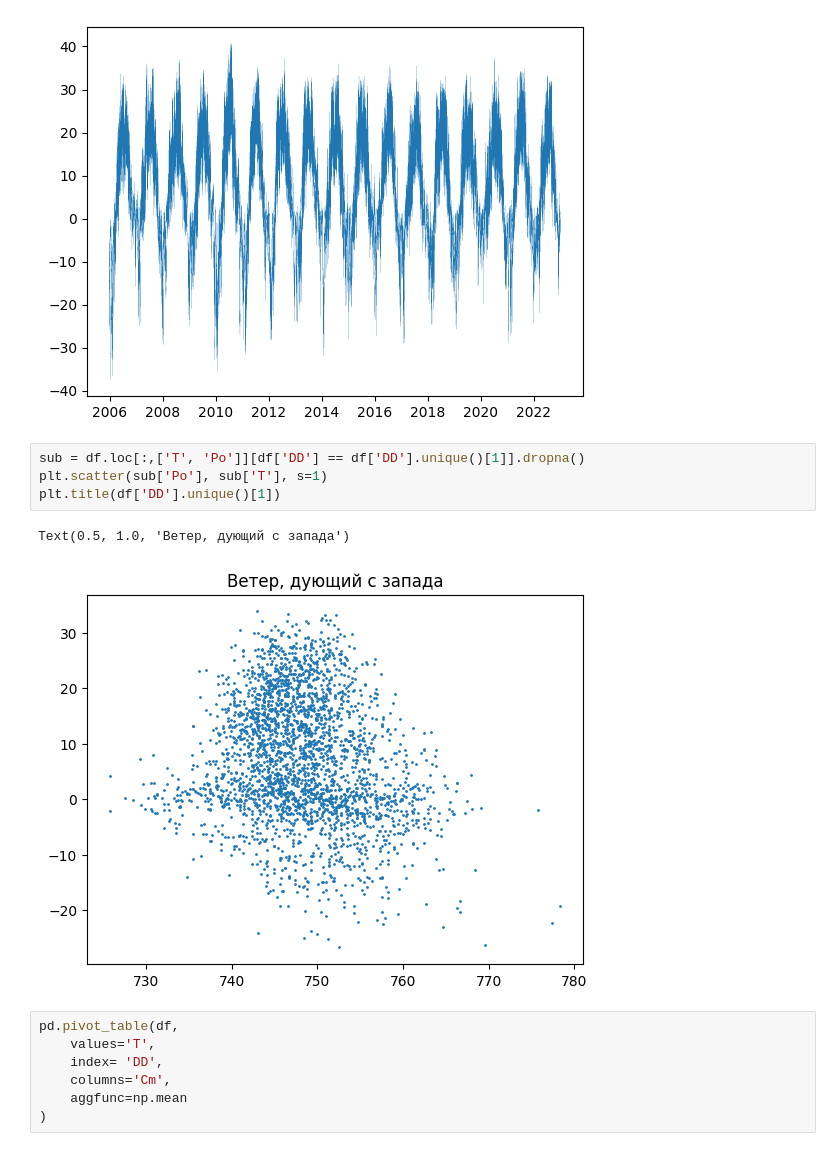
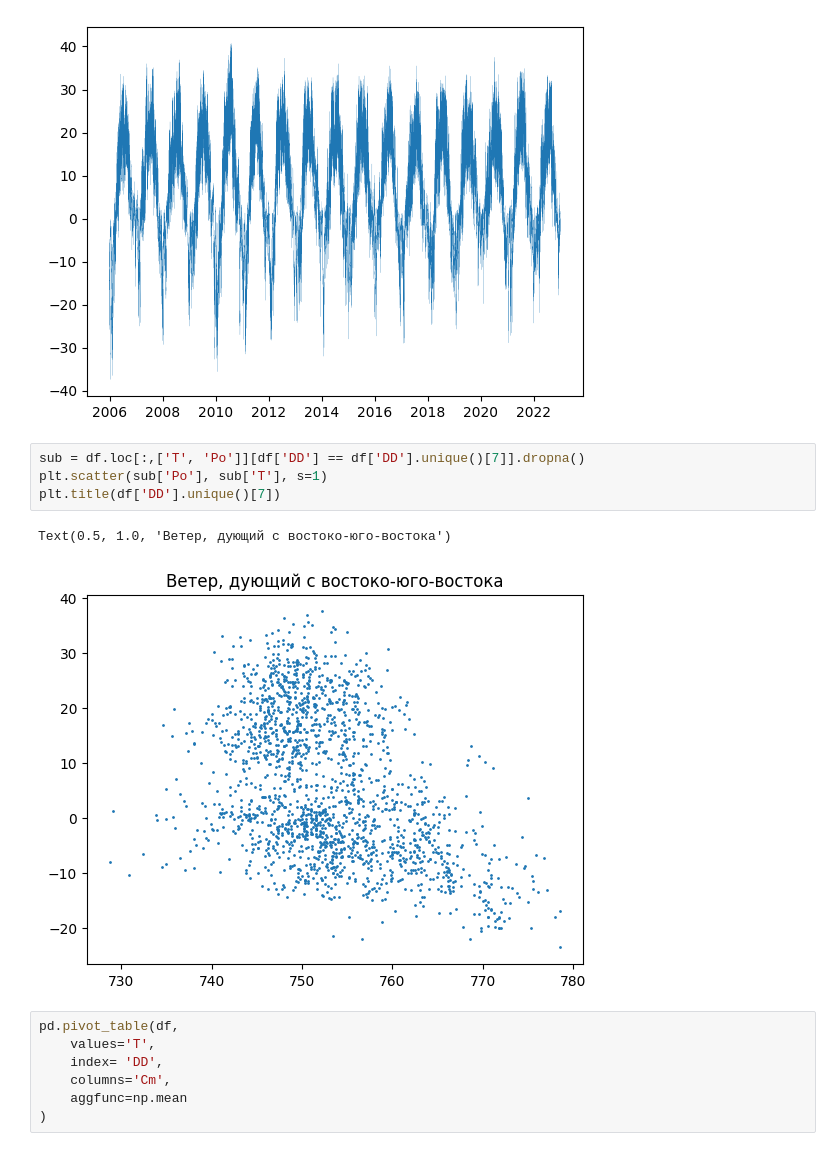
Before and after one commit to OneMoreGate/Machine_learning_MIPT, a Jupyter notebook: Week_2/weather_research.ipynb, the cells around one changed output. Cells and saved outputs as stored; diff of their text form.

```diff
--- a/new_knowelge/weather_research.ipynb
+++ b/Week_2/weather_research.ipynb
@@ -51,12 +51,12 @@ plt.plot(sub_Time_T['Date'], sub_Time_T['Temperature'], linewidth = 0.1)
 [<matplotlib.lines.Line2D at 0x...>]
 [figure]
 # %%
-sub = df.loc[:,['T', 'Po']][df['DD'] == df['DD'].unique()[1]].dropna()
+sub = df.loc[:,['T', 'Po']][df['DD'] == df['DD'].unique()[7]].dropna()
 plt.scatter(sub['Po'], sub['T'], s=1)
-plt.title(df['DD'].unique()[1])
+plt.title(df['DD'].unique()[7])
 # %% [output]
-Text(0.5, 1.0, 'Ветер, дующий с запада')
+Text(0.5, 1.0, 'Ветер, дующий с востоко-юго-востока')
-[figure, old version]
+[figure, new version]
 # %%
 pd.pivot_table(df,
     values='T',
```
Also changed, not shown: parts of 1 cell of this notebook, 6 other files.
